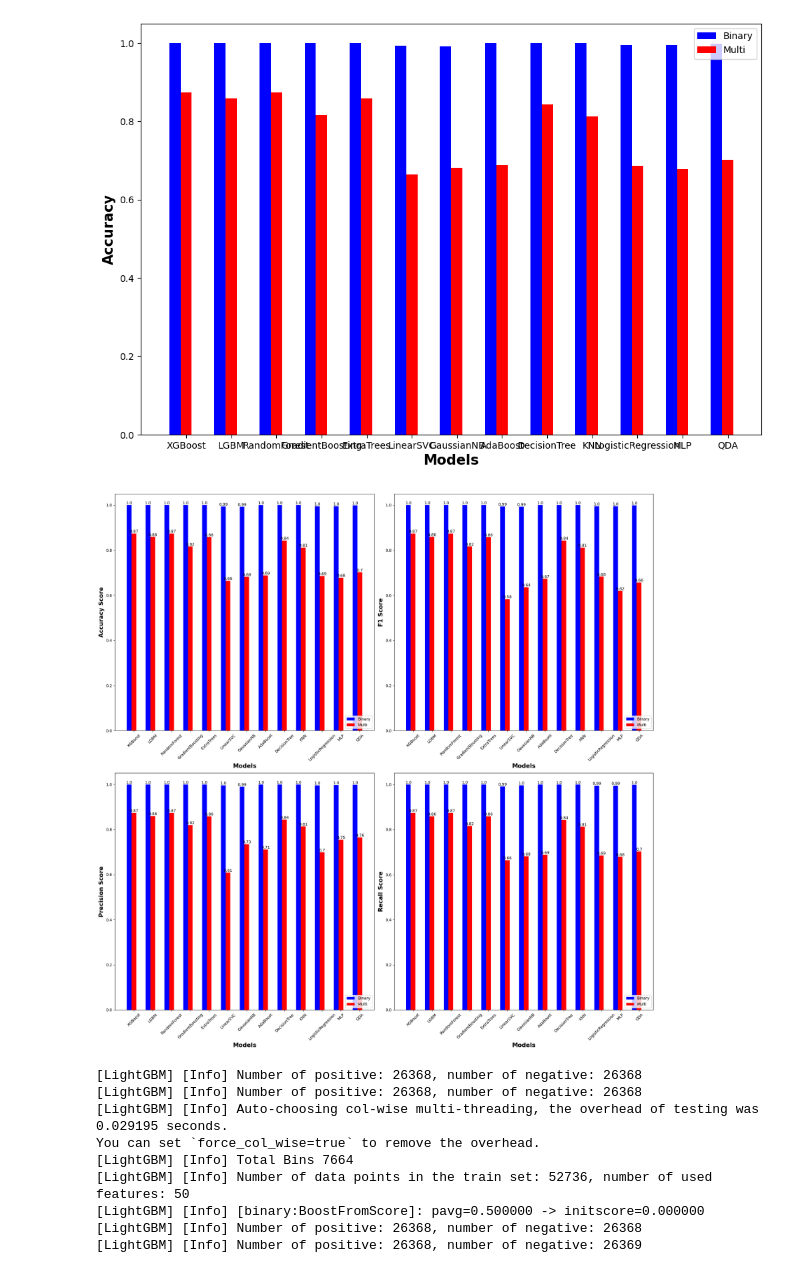
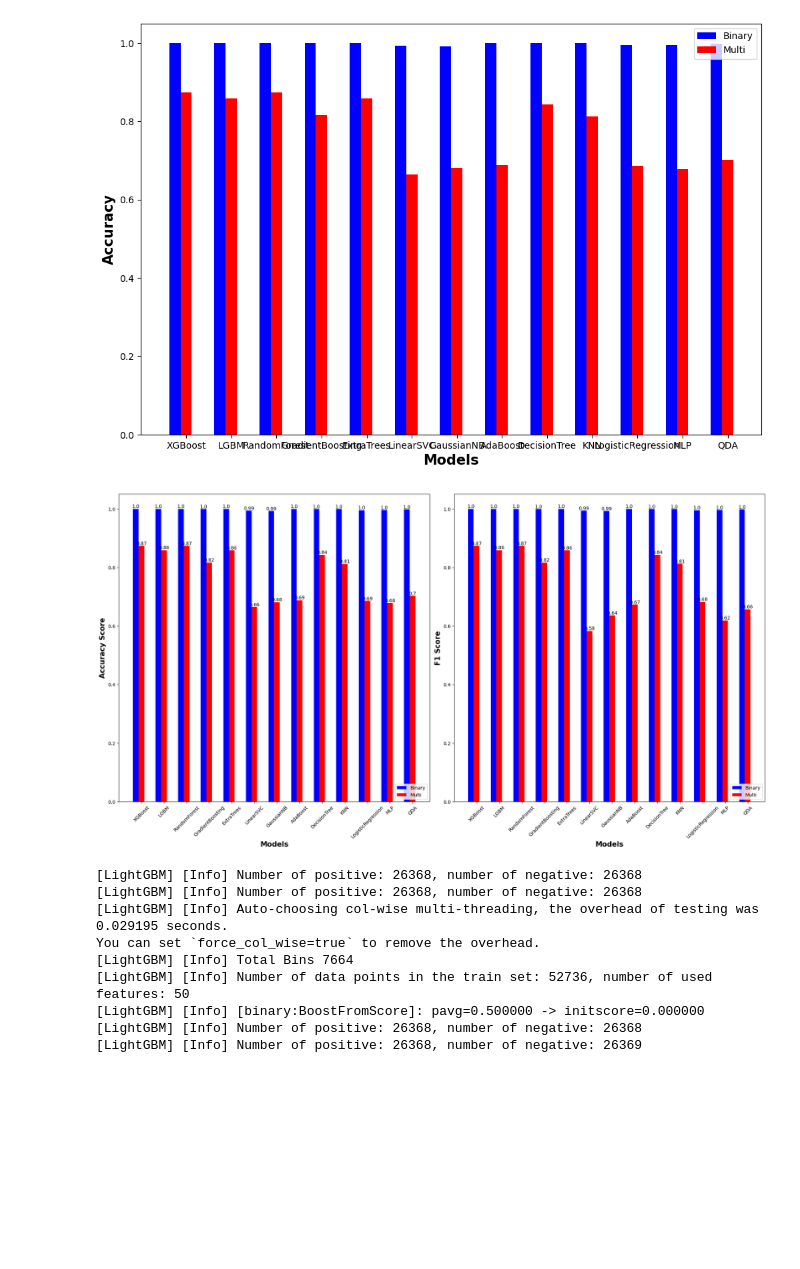
Before and after one commit to KlausKingsman/ML-Final, a Jupyter notebook: report.ipynb, the cells around one changed output. Saved outputs shown, nothing was run; the diff lists cells and outputs as text; code cells hidden in the pictures; blank space fills up the shorter version.

Commit message:
add in new graphics

```diff
--- a/report.ipynb
+++ b/report.ipynb
@@ -381,31 +381,32 @@ plt.show()
 # %% [output]
 [figure]
 # %%
-metrics = ['Accuracy Score', 'F1 Score', 'Precision Score', 'Recall Score']
+# metrics = ['Accuracy Score', 'F1 Score', 'Precision Score', 'Recall Score']
+metrics = ['Accuracy Score', 'F1 Score']
 plt.figure(figsize=(20, 20))
 barwidth = 0.25
 for i, tup in enumerate(metrics):
     plt.subplot(2, 2, i+1)
     b1_bin = np.arange(len(scores_df_binary['Model Name']))
     b1_multi = [x + barwidth for x in b1_bin]
     bars_bin = plt.bar(b1_bin, scores_df_binary[metrics[i]], color='blue', width=barwidth, label=np.unique(scores_df_binary['Task'])[0])
     bars_multi = plt.bar(b1_multi, scores_df_multi[metrics[i]], color='red', width=barwidth, label=np.unique(scores_df_multi['Task'])[0])
     plt.xlabel('Models', fontweight ='bold', fontsize = 15)
     plt.ylabel(metrics[i], fontweight ='bold', fontsize = 15)
     plt.xticks([r + barwidth for r in range(len(scores_df_binary['Model Name']))], labels=scores_df_binary['Model Name'].tolist())
     plt.xticks(rotation=45)
     plt.legend(loc='lower right', bbox_to_anchor=(1.0, 0.0))
     for bar in bars_bin:
         yval = bar.get_height()
         plt.text(bar.get_x() + bar.get_width()/2, yval, round(yval, 2), va='bottom', ha='center')
     for bar in bars_multi:
         yval = bar.get_height()
         plt.text(bar.get_x() + bar.get_width()/2, yval, round(yval, 2), va='bottom', ha='center')
 
 plt.tight_layout()
 plt.show()
 # %% [output]
-[figure, old version]
+[figure, new version]
 # %%
 
 ada = AdaBoostClassifier(n_estimators=malware_data.shape[1], learning_rate=1, random_state=42)
```
Also changed, not shown: parts of 2 cells of this notebook, 5 other files.
